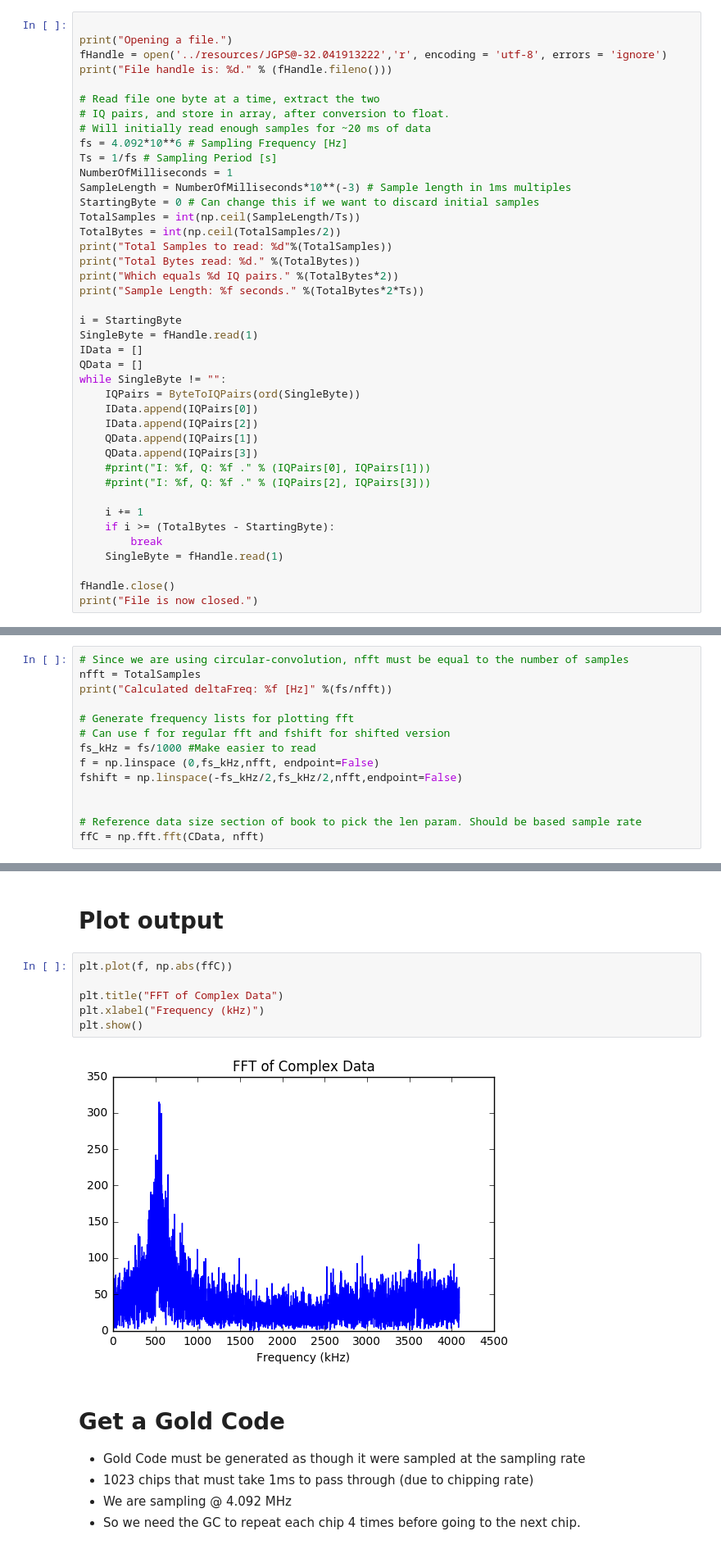
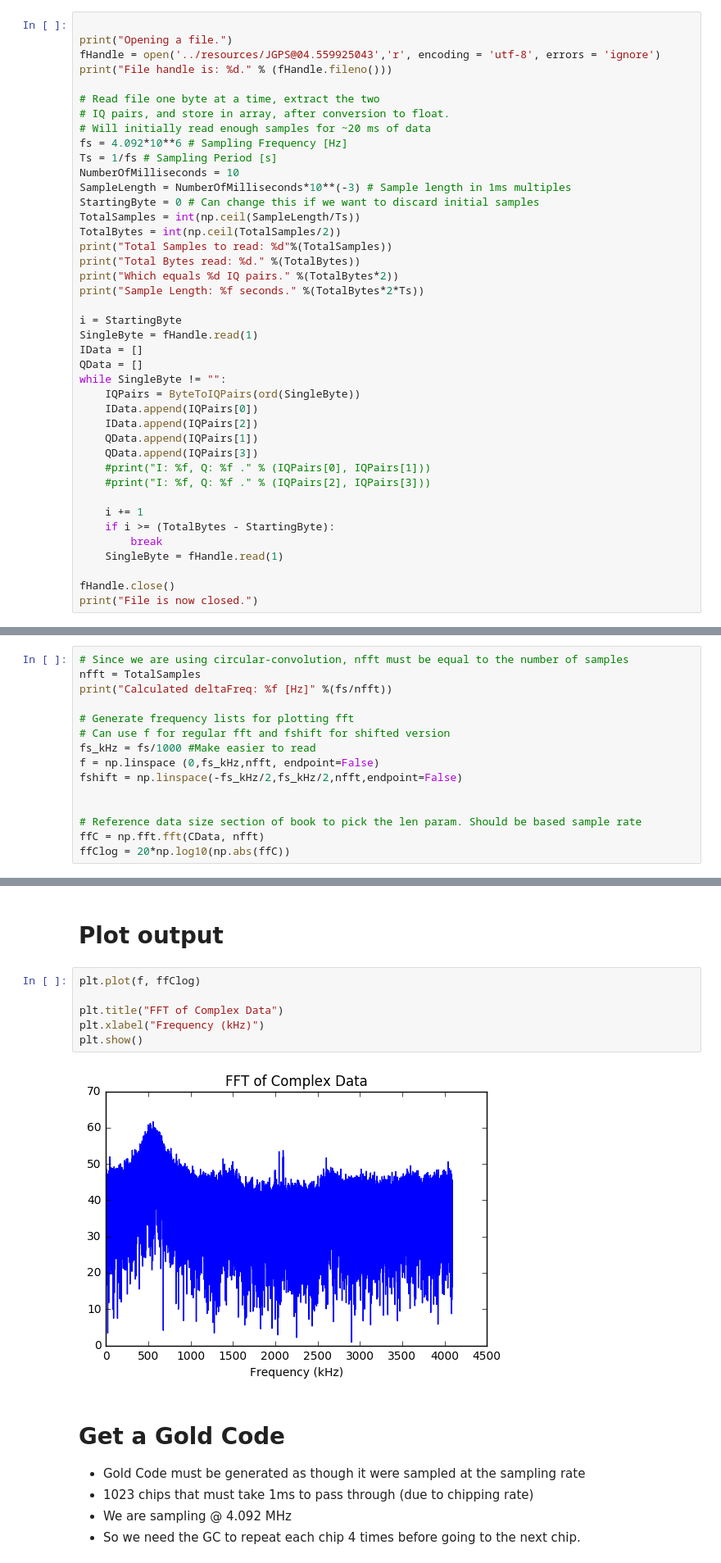
Before and after one commit to wangjiefjj/gps_reciever-design, a Jupyter notebook: notebooks/Acquisition.ipynb, the cells around one changed output, grey strips where cells are left out. Shown at 82% size. Cells and saved outputs as stored; diff of their text form.

```diff
--- a/notebooks/Acquisition.ipynb
+++ b/notebooks/Acquisition.ipynb
@@ -73,7 +73,7 @@ def ByteToIQPairs( TheByte ):
 # %%
 
 print("Opening a file.")
-fHandle = open('../resources/JGPS@-32.041913222','r', encoding = 'utf-8', errors = 'ignore')
+fHandle = open('../resources/JGPS@04.559925043','r', encoding = 'utf-8', errors = 'ignore')
 print("File handle is: %d." % (fHandle.fileno()))
 
 # Read file one byte at a time, extract the two
@@ -81,7 +81,7 @@ print("File handle is: %d." % (fHandle.fileno()))
 # Will initially read enough samples for ~20 ms of data
 fs = 4.092*10**6 # Sampling Frequency [Hz]
 Ts = 1/fs # Sampling Period [s]
-NumberOfMilliseconds = 1
+NumberOfMilliseconds = 10
 SampleLength = NumberOfMilliseconds*10**(-3) # Sample length in 1ms multiples
 StartingByte = 0 # Can change this if we want to discard initial samples
 TotalSamples = int(np.ceil(SampleLength/Ts))
@@ -197,4 +197,5 @@ fshift = np.linspace(-fs_kHz/2,fs_kHz/2,nfft,endpoint=False)
 
 # Reference data size section of book to pick the len param. Should be based sample rate
 ffC = np.fft.fft(CData, nfft)
+ffClog = 20*np.log10(np.abs(ffC))
 # %% [output]
@@ -202,13 +203,13 @@ Calculated deltaFreq: 1000.000000 [Hz]
 # %% [markdown]
 # Plot output
 # %%
-plt.plot(f, np.abs(ffC))
+plt.plot(f, ffClog)
 
 plt.title("FFT of Complex Data")
 plt.xlabel("Frequency (kHz)")
 plt.show()
 # %% [output]
-[figure, old version]
+[figure, new version]
 # %% [markdown]
 # Get a Gold Code
 
```
Also changed, not shown: parts of 12 cells of this notebook, 1 other file.
